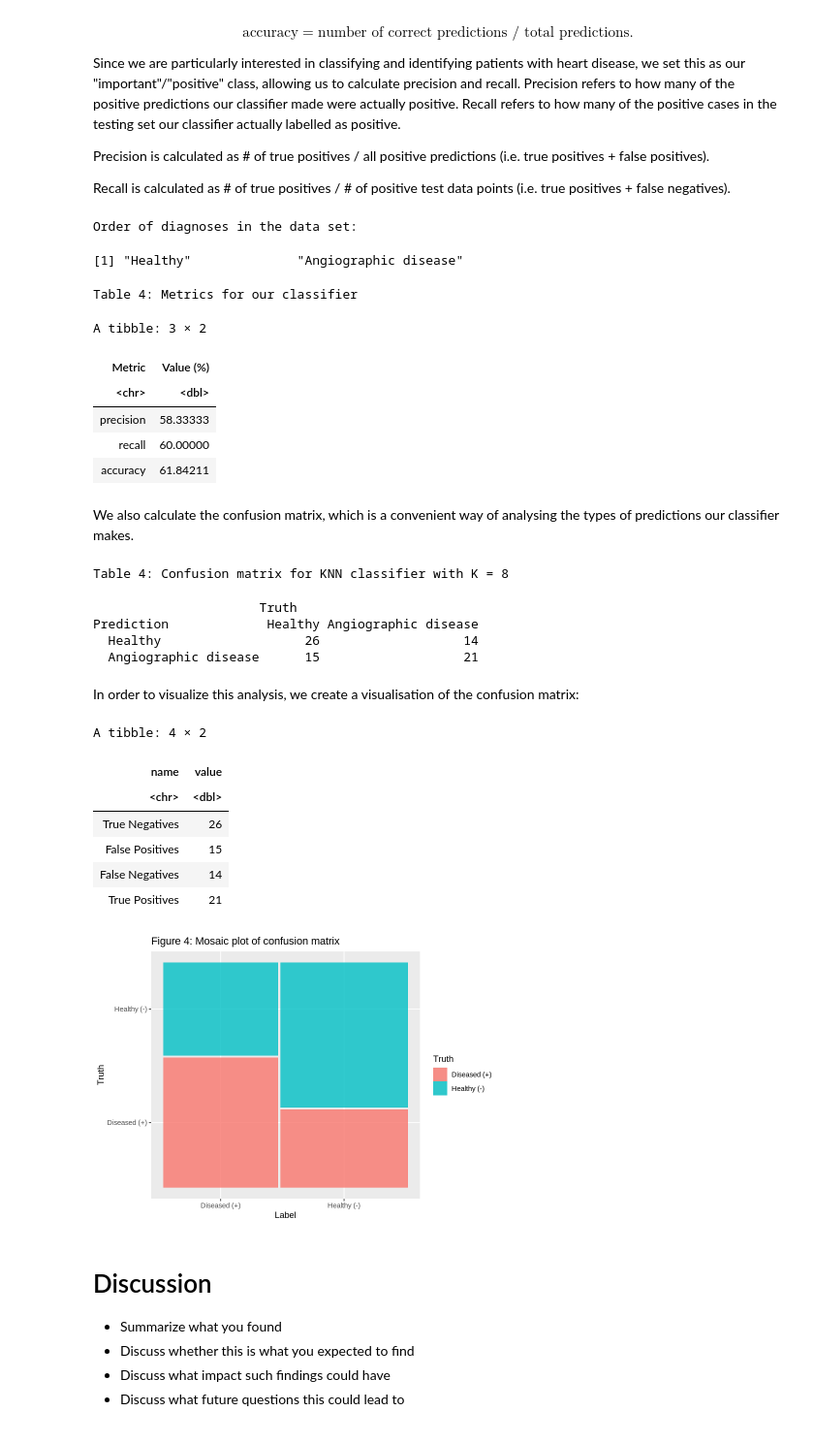
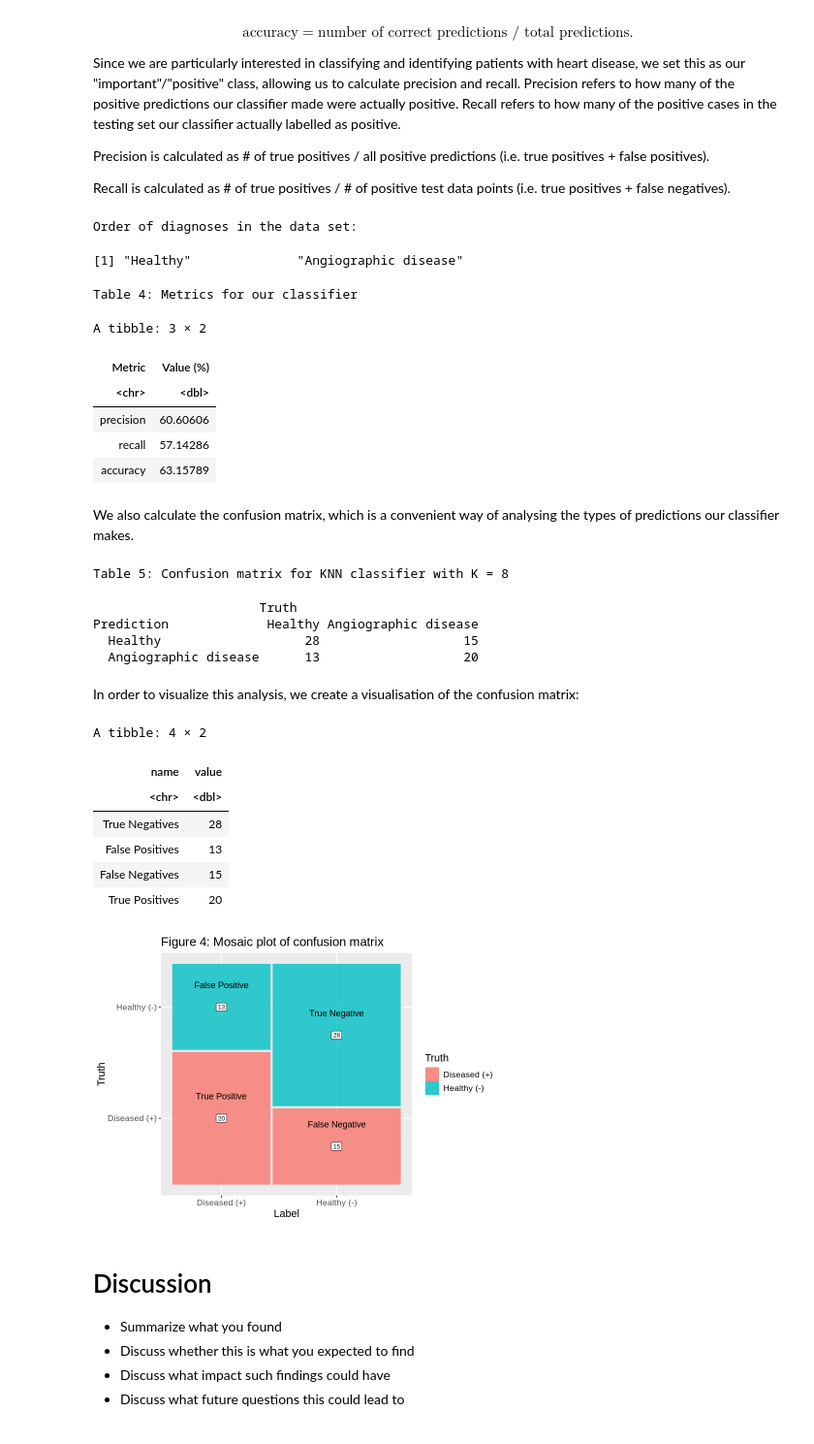
Before and after one commit to goete/Heart-Disease-Prediction-Modelling, a Jupyter notebook: final_report.ipynb, the cells around one changed output. Shown at 97% size. Cells and saved outputs as stored; diff of their text form; code cells hidden in the pictures.

Commit message:
Added labels to mosaic plot

```diff
--- a/final_report.ipynb
+++ b/final_report.ipynb
@@ -156,5 +177,5 @@ Below we build the model and fit it to our data.
 # %%
-knn_spec <- nearest_neighbor(weight_func = "rectangular", neighbors = 8) |>
+knn_spec <- nearest_neighbor(weight_func = "rectangular", neighbors = 10) |>
     set_engine("kknn") |>
     set_mode("classification")
 
@@ -201,9 +222,9 @@ Table 4: Metrics for our classifier
 A tibble: 3 × 2
 | Metric | Value (%) |
 | <chr> | <dbl> |
-| precision | 58.33333 |
-| recall | 60.00000 |
-| accuracy | 61.84211 |
+| precision | 60.60606 |
+| recall | 57.14286 |
+| accuracy | 63.15789 |
 # %% [markdown]
 We also calculate the confusion matrix, which is a convenient way of analysing the types of predictions our classifier makes.
 # %%
@@ -212,14 +233,14 @@ conf_mat <- predictions |>
 
 cat("\n\n")
 
-cat("Table 4: Confusion matrix for KNN classifier with K = 8")
+cat("Table 5: Confusion matrix for KNN classifier with K = 8")
 conf_mat
 # %% [output]
-Table 4: Confusion matrix for KNN classifier with K = 8
+Table 5: Confusion matrix for KNN classifier with K = 8
                       Truth
 Prediction             Healthy Angiographic disease
-  Healthy                   26                   14
-  Angiographic disease      15                   21
+  Healthy                   28                   15
+  Angiographic disease      13                   20
 # %%
 p = 21 / (21 + 15) # 0.583
 r = 21 / (21 + 14) # 0.6
@@ -258,27 +282,56 @@ conf_mat_tbl
 
 options(repr.plot.width = 10, repr.plot.height = 5)
 
-tb <- uncount(tibble(Truth = "Healthy (-)", Label = "Healthy (-)"), tn) |>
-    bind_rows(uncount(tibble(Truth = "Healthy (-)", Label = "Diseased (+)"), fp)) |>
-    bind_rows(uncount(tibble(Truth = "Diseased (+)", Label = "Diseased (+)"), tp)) |>
-    bind_rows(uncount(tibble(Truth = "Diseased (+)", Label = "Healthy (-)"), fn))
+tb <- uncount(tibble(Truth = "Healthy (-)", Label = "Healthy (-)", fill__test = "True Negative"), tn) |>
+    bind_rows(uncount(tibble(Truth = "Healthy (-)", Label = "Diseased (+)", fill__test = "False Positive"), fp)) |>
+    bind_rows(uncount(tibble(Truth = "Diseased (+)", Label = "Diseased (+)", fill__test = "True Positive"), tp)) |>
+    bind_rows(uncount(tibble(Truth = "Diseased (+)", Label = "Healthy (-)", fill__test = "False Negative"), fn))
 # %% [output]
 A tibble: 4 × 2
 | name | value |
 | <chr> | <dbl> |
-| True Negatives | 26 |
-| False Positives | 15 |
-| False Negatives | 14 |
-| True Positives | 21 |
+| True Negatives | 28 |
+| False Positives | 13 |
+| False Negatives | 15 |
+| True Positives | 20 |
 # %%
 plot <- ggplot(data = tb) +
-  geom_mosaic(aes(x = product(Truth, Label), fill = Truth)) +
-  labs(title = "Figure 4: Mosaic plot of confusion matrix")
+    geom_mosaic(aes(x = product(Truth, Label), fill = Truth)) +
+    labs(title = "Figure 4: Mosaic plot of confusion matrix") +
+    theme(text = element_text(size = 13)) +
+    geom_mosaic_text(aes(x = product(Truth, Label), label = after_stat(.wt)), as.label = TRUE) +
+    geom_text(data = ggplot_build(plot)$data[[1]] |>
+                             mutate(l = c("True Positive", "False Positive", "False Negative", "True Negative")),
+                 aes(x = (xmin + xmax)/2, y = (ymin + ymax)/2 + 0.1, label = l))
+
+#scale_fill_manual(values = c("red", "grey", "seagreen3"))#+
+#geom_mosaic_text(aes(x = product(Truth, Label)), as.label = TRUE, repel = TRUE, repel_params = list(force = 10))
+
+# plot + geom_text(data = ggplot_build(plot)$data[[1]] |>
+#                             group_by(x__Label) |>
+#                             mutate(pct = .wt / sum(.wt) * 100),
+#                 aes(x = (xmin + xmax)/2, y = (ymin + ymax)/2, label = round(pct, 2)))
+
+#new_data <- ggplot_build(plot)$data[[1]] |>
+#    filter(.wt != 0)
+
+#new_data
+
+#plot %+% new_data
+
+#plot2 <- ggplot(data = new_data) +
+#    geom_mosaic(aes(x = product(x__Truth, x__Label), fill = x__fill__test)) +
+#    labs(title = "Figure 4: Mosaic plot of confusion matrix") +
+#    theme(text = element_text(size = 13))
+
+#p <- ggplot(data = titanic) +
+#  geom_mosaic(aes(x = product(Class), fill = Survived)) +
+#  geom_mosaic_text(size=5,aes(x = product(Class), fill = Survived))
 
 options(repr.plot.width = 7, repr.plot.height = 5)
 plot
 # %% [output]
-[figure, old version]
+[figure, new version]
 # %% [markdown]
 # Discussion
 * Summarize what you found
```
Also changed, not shown: parts of 7 cells of this notebook.
